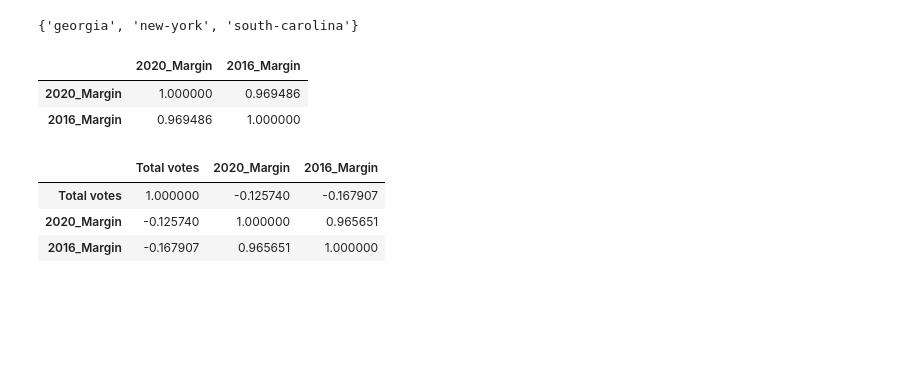
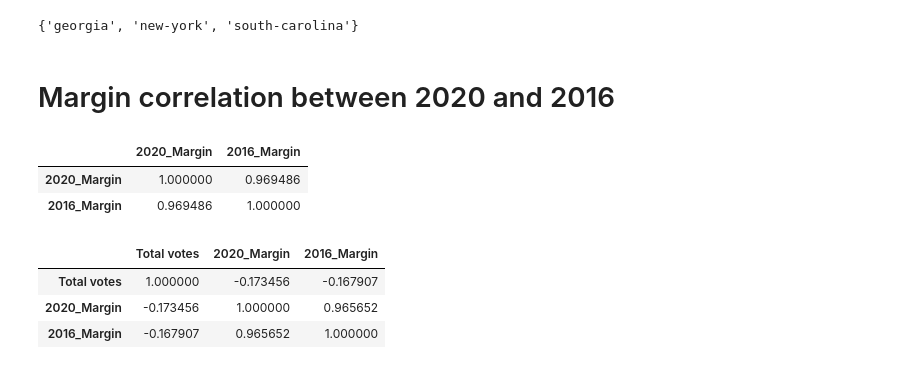
Before and after one commit to plusplusoneplusplus/ipynb, a Jupyter notebook: public_2020_us_election.ipynb, the cells around one changed output. Cells and saved outputs as stored; diff of their text form; code cells hidden in the pictures; blank space fills up the shorter version.

```diff
--- a/public_2020_us_election.ipynb
+++ b/public_2020_us_election.ipynb
@@ -132,6 +129,8 @@ States that only move to D:
  'wyoming'}
 States that only move to R:
 {'georgia', 'new-york', 'south-carolina'}
+# %% [markdown]
+# Margin correlation between 2020 and 2016
 # %%
 has_2016_data[['2020_Margin', '2016_Margin']].corr()
 # %% [output]
@@ -140,9 +139,9 @@ has_2016_data[['2020_Margin', '2016_Margin']].corr()
 | 2016_Margin | 0.969486 | 1.000000 |
 # %%
 # ignore small counties
-us_df.loc[lambda x: x['Total votes'] > 5000].corr()
+has_2016_data.loc[lambda x: x['Total votes'] > 5000].corr()
 # %% [output]
 |  | Total votes | 2020_Margin | 2016_Margin |
-| Total votes | 1.000000 | -0.125740 | -0.167907 |
-| 2020_Margin | -0.125740 | 1.000000 | 0.965651 |
-| 2016_Margin | -0.167907 | 0.965651 | 1.000000 |
+| Total votes | 1.000000 | -0.173456 | -0.167907 |
+| 2020_Margin | -0.173456 | 1.000000 | 0.965652 |
+| 2016_Margin | -0.167907 | 0.965652 | 1.000000 |
```
Also changed, not shown: parts of 8 cells of this notebook.
